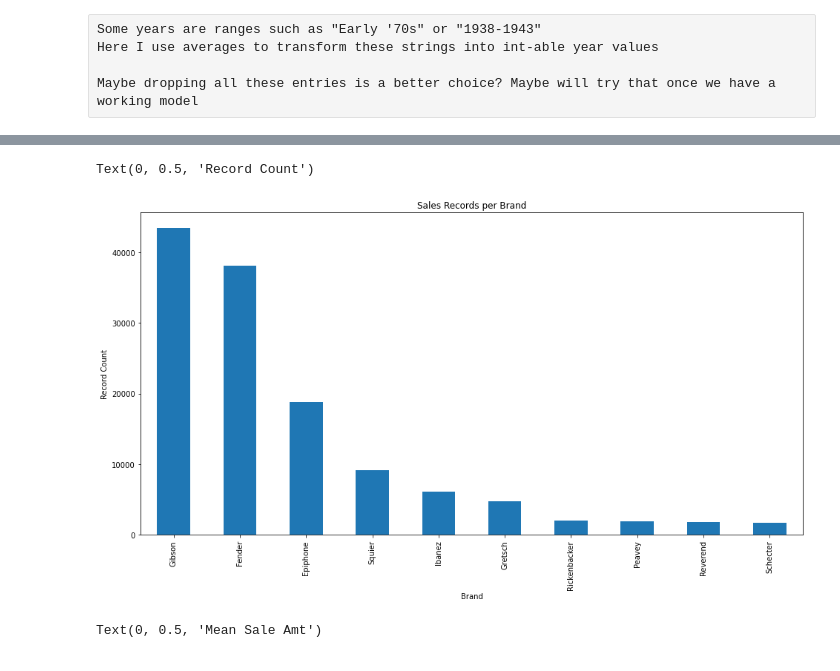
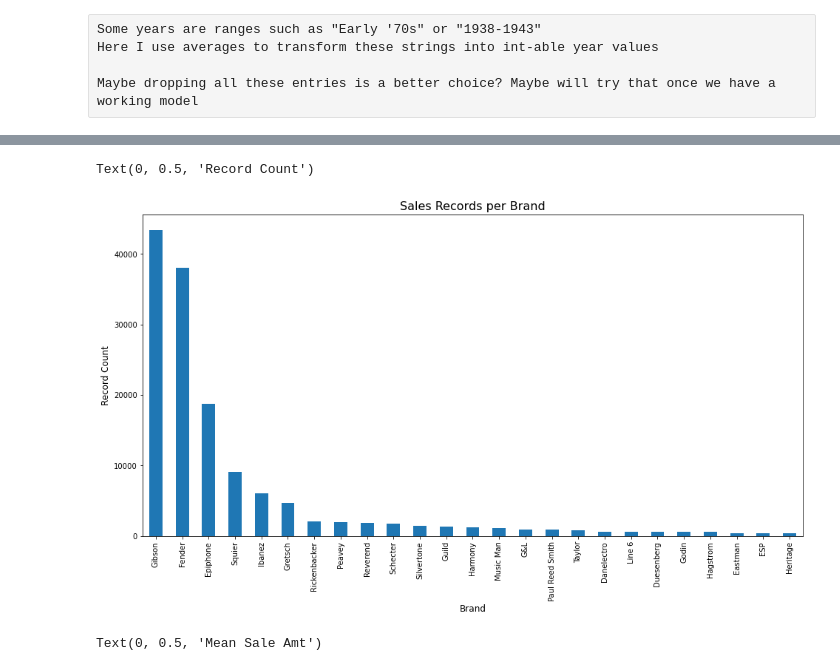
Before and after one commit to n-sweep/galvanize_capstone_2, a Jupyter notebook: exploration.ipynb, the cells around one changed output, grey strips where cells are left out. Cells and saved outputs as stored; diff of their text form; code cells hidden in the pictures.

Commit message:
presentation, new images, updated README

```diff
--- a/exploration.ipynb
+++ b/exploration.ipynb
@@ -163,13 +163,15 @@ max      1082.000000  349993.000000      84.000000
 | 4 | Rickenbacker 660-12 Tom Petty Sig... | Rickenbacker | 660-12 Tom Petty Signature | 1992 | None | 4125.0 | 6260.0 | Built to the specifications of To... | 4212.41 | 54 | ... |
 # %%
 fig, ax = plt.subplots(figsize=(16,8))
-merge_df['brand'].value_counts()[:10].plot(kind='bar', ax=ax)
-ax.set_title('Sales Records per Brand')
-ax.set_xlabel('Brand')
-ax.set_ylabel('Record Count')
+merge_df['brand'].value_counts()[:25].plot(kind='bar', ax=ax)
+title_font = {'size': 16}
+label_font = {'size': 12}
+ax.set_title('Sales Records per Brand', fontdict=title_font)
+ax.set_xlabel('Brand', fontdict=label_font)
+ax.set_ylabel('Record Count', fontdict=label_font)
 # %% [output]
 Text(0, 0.5, 'Record Count')
-[figure, old version]
+[figure, new version]
 # %%
 fig, ax = plt.subplots(figsize=(20,8))
 mean_sales_by_brand = data_df.groupby('brand')['mean_sale'].mean().sort_values(ascending=False)[:10]
```
Also changed, not shown: parts of 17 cells of this notebook, 7 other files.
